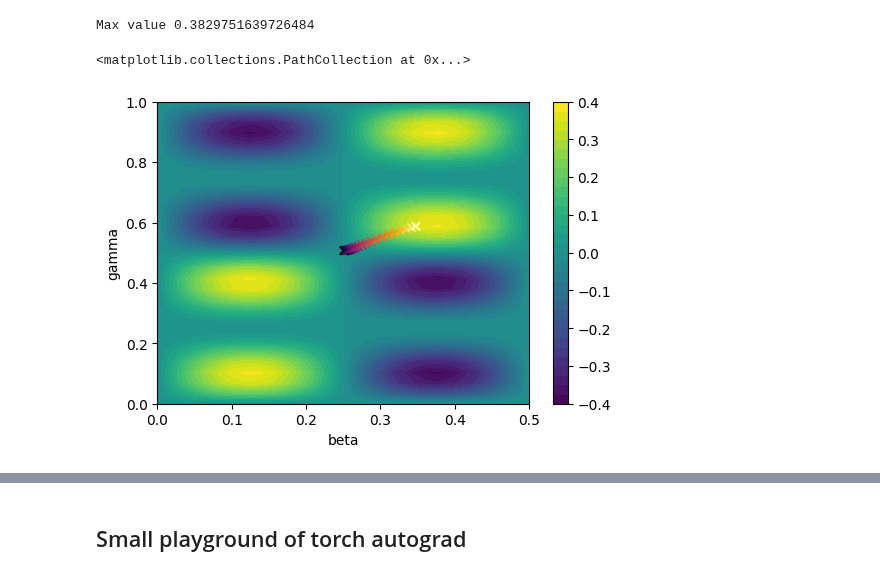
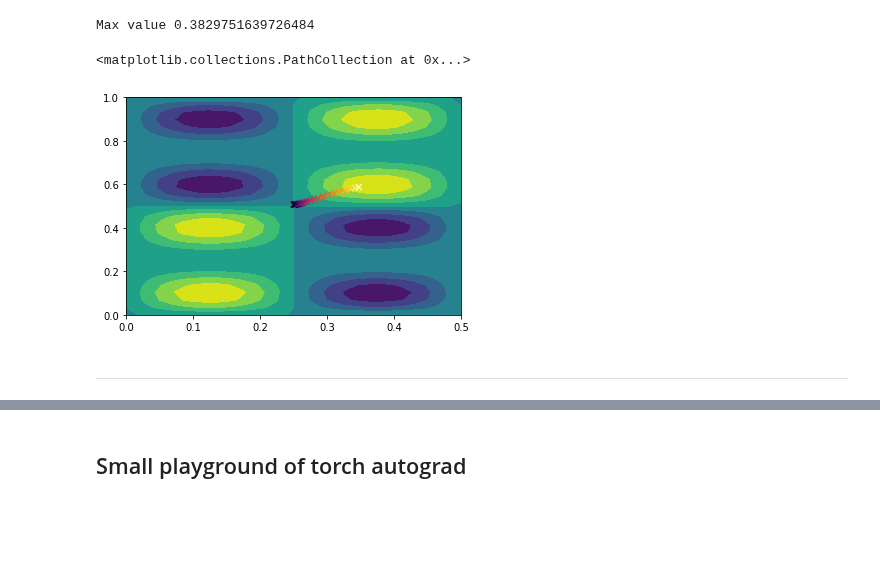
Before and after one commit to danlkv/QTensor, a Jupyter notebook: examples/Variational parameters optimization.ipynb, the cells around one changed output, grey strips where cells are left out. Cells and saved outputs as stored; diff of their text form; code cells hidden in the pictures; blank space fills up the shorter version.

```diff
--- a/examples/Variational parameters optimization.ipynb
+++ b/examples/Variational parameters optimization.ipynb
@@ -181,20 +181,21 @@ def single_edge_contribution(graph, gamma, beta):
     sim_np = qtensor.QtreeSimulator()
     return sim_np.simulate(composer.circuit)
 # %%
-gamma = list(np.linspace(0, 1/1, 30))
-beta = list(np.linspace(0, 1/2, 30))
+gamma_arr = list(np.linspace(0, 1/1, 30))
+beta_arr = list(np.linspace(0, 1/2, 30))
 # %%
-arr = ex.map_variable('single_edge_contribution', graph=[G], gamma=gamma, beta=beta)
+arr = ex.map_variable('single_edge_contribution', graph=[G], gamma=gamma_arr, beta=beta_arr)
 # %%
 print('Max value', np.real(arr).max())
 # %% [output]
 Max value 0.3829751639726484
 # %%
-fig = ex.plot_variables3d('single_edge_contribution', plot_kwargs=dict(levels=30),
-                          graph=[G], gamma=gamma, beta=beta)
+plt.contourf(beta_arr, gamma_arr, arr.reshape(len(gamma_arr), len(beta_arr)))
 
 gammas, betas = zip(*param_history)
 plt.scatter(betas, gammas, marker='x', c=range(len(param_history)), cmap='inferno')
 # %% [output]
 <matplotlib.collections.PathCollection at 0x...>
-[figure, old version]
+[figure, new version]
+# %% [markdown]
+---
```
Also changed, not shown: parts of 12 cells of this notebook, 1 other file.
